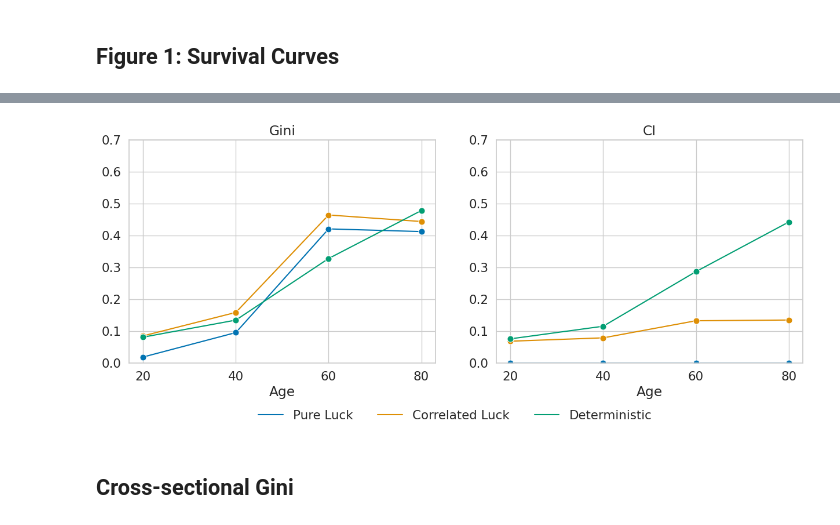
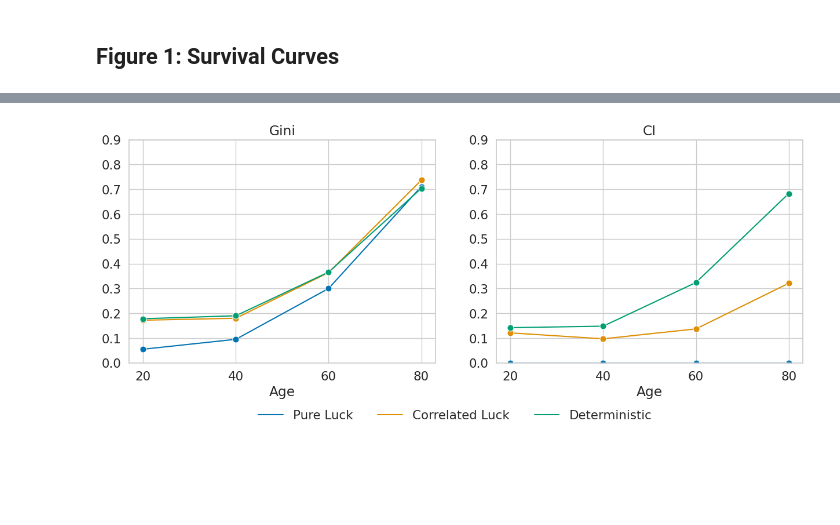
Before and after one commit to yannguerin/role_of_luck_in_health_inequality, a Jupyter notebook: manuscript_results.ipynb, the cells around one changed output, grey strips where cells are left out. Saved outputs shown, nothing was run; the diff lists cells and outputs as text; code cells hidden in the pictures; blank space fills up the shorter version.

Commit message:
new notebook for generating the manuscript results

```diff
--- a/manuscript_results.ipynb
+++ b/manuscript_results.ipynb
@@ -447,0 +505,27 @@ gini_df = gini_df[gini_df.Model != 'High Correlated Luck Model']
+# %%
+wagstaff_life_course_df = pd.DataFrame([
+    ('Pure Luck', 20, 0.055, "Gini"),
+    ('Pure Luck', 40, 0.095, "Gini"),
+    ('Pure Luck', 60, 0.300, "Gini"),
+    ('Pure Luck', 80, 0.711, "Gini"),
+    ('Correlated Luck', 20, 0.172, "Gini"),
+    ('Correlated Luck', 40, 0.180, "Gini"),
+    ('Correlated Luck', 60, 0.364, "Gini"),
+    ('Correlated Luck', 80, 0.737, "Gini"),
+    ('Deterministic', 20, 0.178, "Gini"),
+    ('Deterministic', 40, 0.190, "Gini"),
+    ('Deterministic', 60, 0.366, "Gini"),
+    ('Deterministic', 80, 0.704, "Gini"),
+    ('Pure Luck', 20, 0, "Concentration"),
+    ('Pure Luck', 40, 0, "Concentration"),
+    ('Pure Luck', 60, 0, "Concentration"),
+    ('Pure Luck', 80, 0, "Concentration"),
+    ('Correlated Luck', 20, 0.121, "Concentration"),
+    ('Correlated Luck', 40, 0.097, "Concentration"),
+    ('Correlated Luck', 60, 0.137, "Concentration"),
+    ('Correlated Luck', 80, 0.321, "Concentration"),
+    ('Deterministic', 20, 0.142, "Concentration"),
+    ('Deterministic', 40, 0.148, "Concentration"),
+    ('Deterministic', 60, 0.324, "Concentration"),
+    ('Deterministic', 80, 0.683, "Concentration"),
+], columns=["Model", "Age", "Value", "Measure"])
@@ -448,51 +552,50 @@ gini_df = gini_df[gini_df.Model != 'High Correlated Luck Model']
 # %%
-# Figure 3
+# Figure 3_app
 
 fig, axs = plt.subplots(1, 2, figsize=(15,5))
 
-plt.setp(axs, xticks=[20,40,60,80], yticks=np.arange(0, 0.8, 0.1), ylim=(0,0.7))
+plt.setp(axs, xticks=[20,40,60,80], yticks=np.arange(0, 1.0, 0.1), ylim=(0,0.9))
 
-for i, (method, analysis) in enumerate([('E', 'Dead included'), ('E', 'Dead included')]):
+for i, (method, analysis) in enumerate([('W', 'Dead included'), ('W', 'Dead included')]):
     col = i
 
     if col == 1:
-        sns.lineplot(data=life_course_ci_df[(life_course_ci_df.Method == method) & (life_course_ci_df.Analysis == analysis)], hue='Model', x='variable', y='value', marker='o', ax=axs[col], markersize=8)
+        sns.lineplot(data=wagstaff_life_course_df[wagstaff_life_course_df.Measure == "Concentration"], hue='Model', x='Age', y='Value', marker='o', ax=axs[col], markersize=8)
         axs[col].set_xlabel("Age")
         m = "Wagstaff" if method == "W" else "Erreygers"
         if i >= 2:
             axs[col].set_title(f"CI", pad=-16)
             axs[col].set_xlabel("Age")
         else:
             axs[col].set_title(f"CI")
             axs[col].set_xlabel("Age")
             # axs[col].set_xticklabels([])
 
         legend = axs[col].legend()
         axs[col].legend().remove()
 
         axs[col].set_ylabel("")
 
     else:
-        sns.lineplot(data=gini_df[(gini_df.Method == method) & (gini_df.Analysis == analysis)], hue='Model', x='variable', y='value', marker='o', ax=axs[col], markersize=8)
+        sns.lineplot(data=wagstaff_life_course_df[wagstaff_life_course_df.Measure == "Gini"], hue='Model', x='Age', y='Value', marker='o', ax=axs[col], markersize=8)
         m = "Wagstaff" if method == "W" else "Erreygers"
         if i >= 2:
             axs[col].set_title(f"Gini", pad=-16)
             axs[col].set_xlabel("Age")
         else:
             axs[col].set_title(f"Gini")
             axs[col].set_xlabel("Age")
             # axs[col].set_xticklabels([])
 
         axs[col].set_ylabel("")
         legend = axs[col].legend()
         axs[col].legend().remove()
 
-
-fig.legend(labels=[label.rstrip(" Model") for label in axs[0].get_legend_handles_labels()[1]], handles=axs[0].get_legend_handles_labels()[0], loc="lower center", bbox_to_anchor=(0.5,-0.13), ncol=4, title='').get_frame().set_linewidth(0.0) # , fontsize=12, title_fontsize=12).get_frame().set_linewidth(0.0)
+# legend_labels = [label.rstrip(" Model") for label in axs[0].get_legend_handles_labels()[1]]
+# legend_labels[1] = "Correlated Luck"
+fig.legend(labels=legend_labels, handles=axs[0].get_legend_handles_labels()[0], loc="lower center", bbox_to_anchor=(0.5,-0.13), ncol=4, title='').get_frame().set_linewidth(0.0) # , fontsize=12, title_fontsize=12).get_frame().set_linewidth(0.0)
 fig.subplots_adjust(hspace=0.08)
 
-fig.savefig("./figures/manuscript_figures/Figure_2.png", dpi=600, bbox_inches='tight')
+fig.savefig("./figures/appendix_figures/Appendix_10A.png", dpi=600, bbox_inches='tight')
 # %% [output]
-[figure, old version]
+[figure, new version]
-# %% [markdown]
-## Cross-sectional Gini
```
Also changed, not shown: parts of 84 cells of this notebook.
